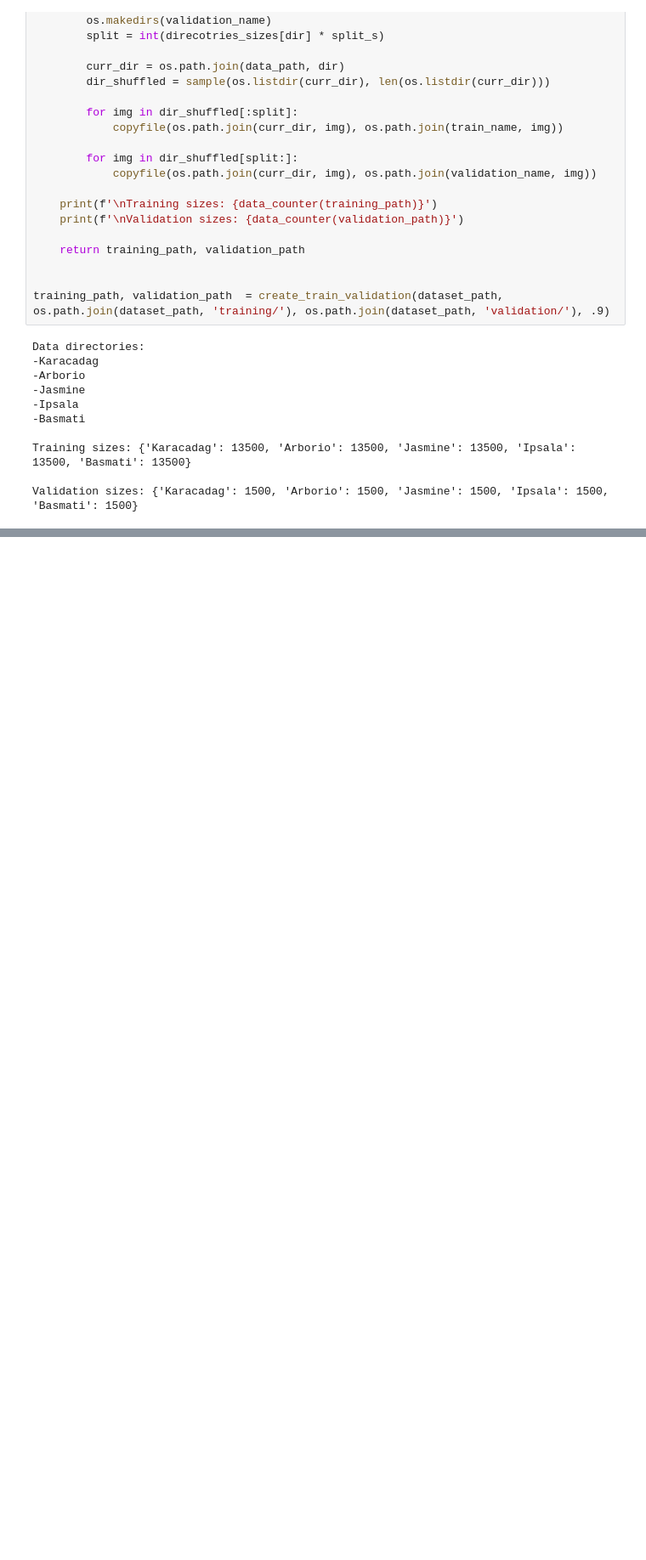
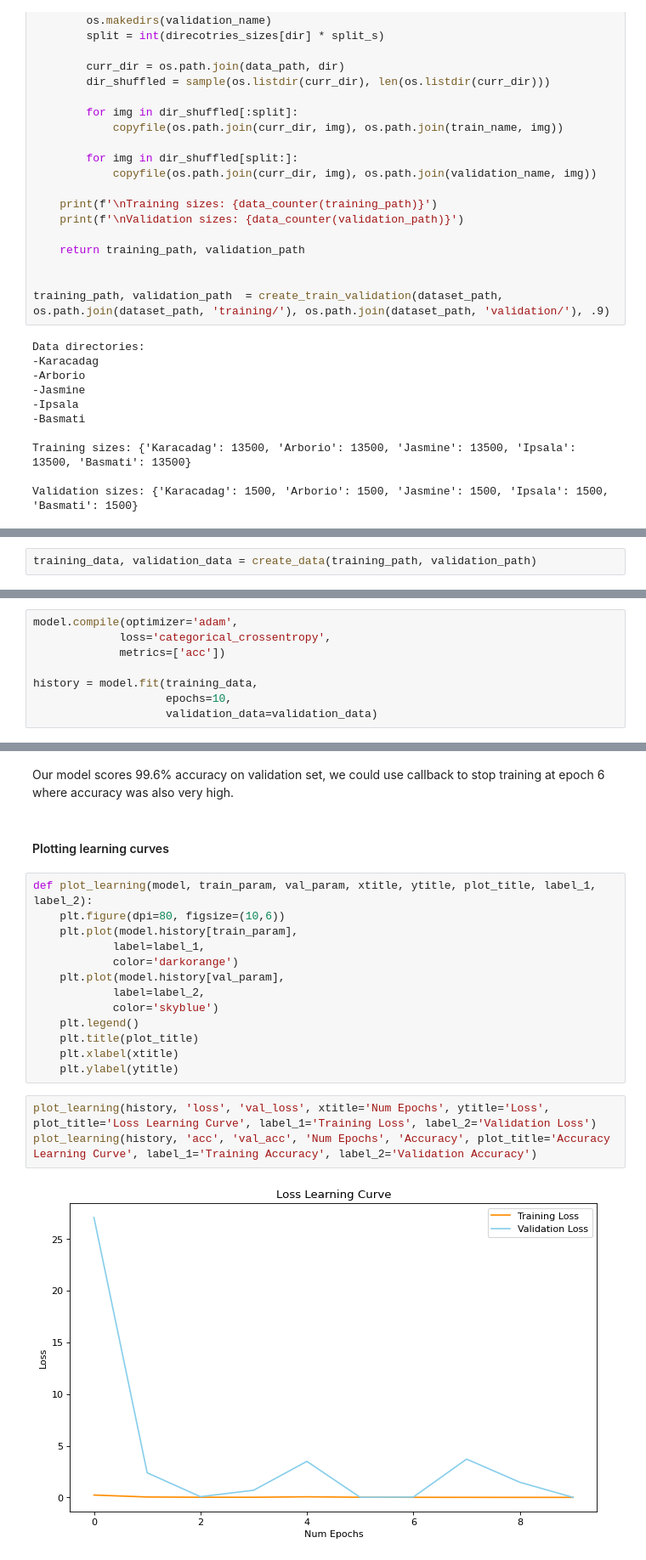
Before and after one commit to bartoszpiechnik25/tenorflow-projects, a Jupyter notebook: rice_kaggle.ipynb, the cells around one changed output, grey strips where cells are left out. Shown: that part at 85% size. Cells and saved outputs as stored; diff of their text form; blank space fills up the shorter version.

Commit message:
CNN rice classification 99.6% vall accuracy my model

```diff
--- a/rice_kaggle.ipynb
+++ b/rice_kaggle.ipynb
@@ -157,0 +190,2 @@ ModuleNotFoundError: No module named 'keras.preprocesssing'
+# %%
+training_data, validation_data = create_data(training_path, validation_path)
@@ -157,0 +247,8 @@ ModuleNotFoundError: No module named 'keras.preprocesssing'
+# %%
+model.compile(optimizer='adam',
+             loss='categorical_crossentropy',
+             metrics=['acc'])
+
+history = model.fit(training_data,
+                    epochs=10,
+                    validation_data=validation_data)
@@ -157,0 +276,22 @@ ModuleNotFoundError: No module named 'keras.preprocesssing'
+# %% [markdown]
+Our model scores  99.6% accuracy on validation set, we could use callback to stop training at epoch 6 where accuracy was also very high.
+# %% [markdown]
+#### Plotting learning curves
+# %%
+def plot_learning(model, train_param, val_param, xtitle, ytitle, plot_title, label_1, label_2):
+    plt.figure(dpi=80, figsize=(10,6))
+    plt.plot(model.history[train_param],
+            label=label_1,
+            color='darkorange')
+    plt.plot(model.history[val_param],
+            label=label_2,
+            color='skyblue')
+    plt.legend()
+    plt.title(plot_title)
+    plt.xlabel(xtitle)
+    plt.ylabel(ytitle)
+# %%
+plot_learning(history, 'loss', 'val_loss', xtitle='Num Epochs', ytitle='Loss', plot_title='Loss Learning Curve', label_1='Training Loss', label_2='Validation Loss')
+plot_learning(history, 'acc', 'val_acc', 'Num Epochs', 'Accuracy', plot_title='Accuracy Learning Curve', label_1='Training Accuracy', label_2='Validation Accuracy')
+# %% [output]
+[figure, added]
```
Also changed, not shown: parts of 9 cells of this notebook.
